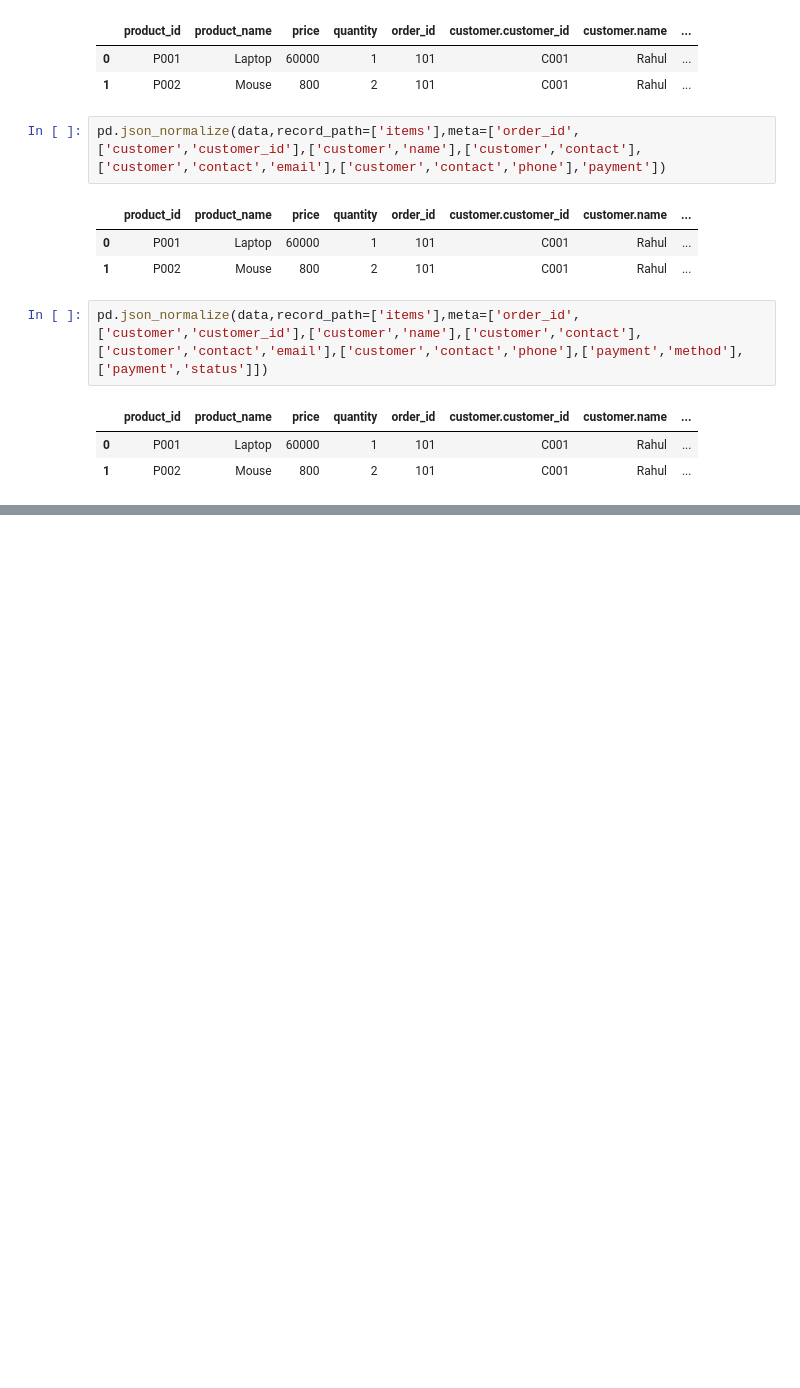
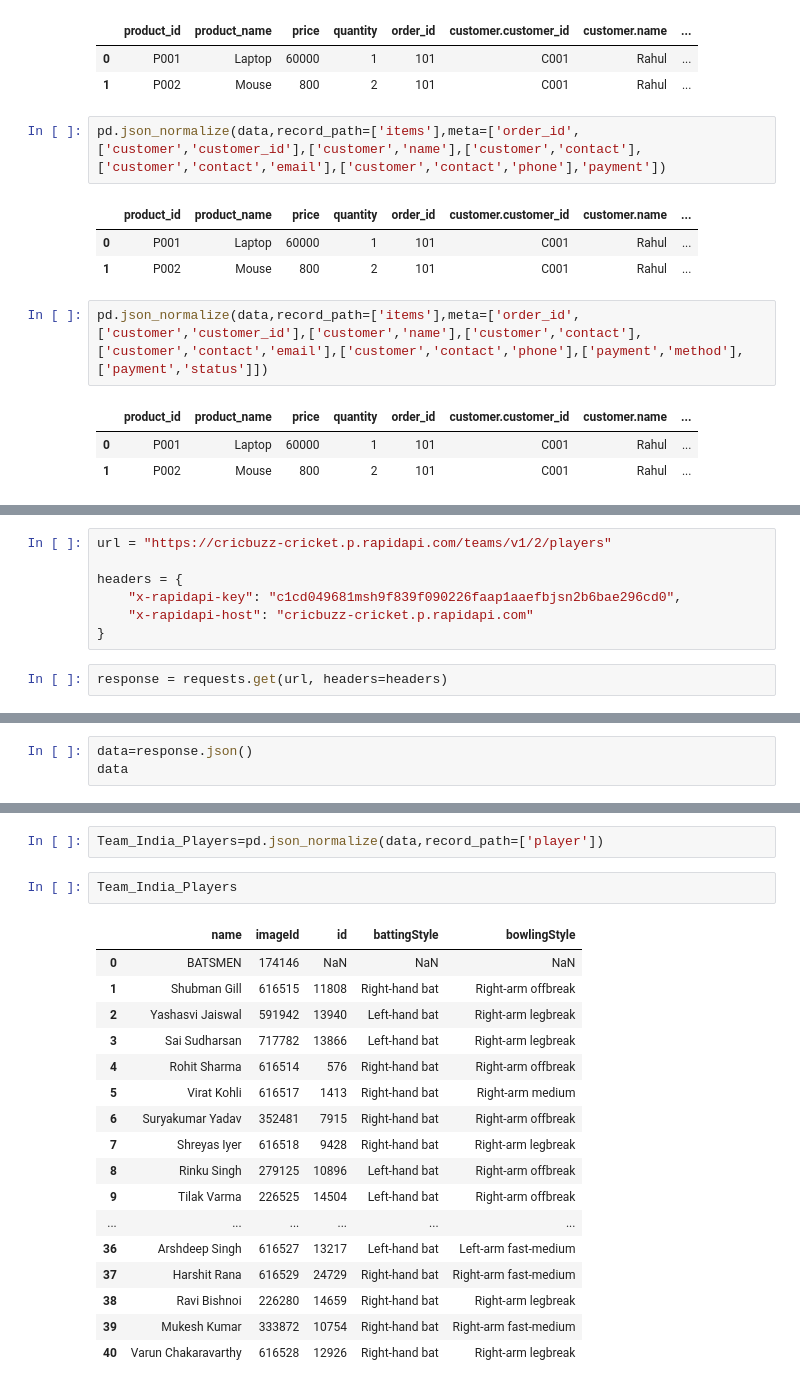
Before and after one commit to Masireddyvamshi/Machine-Learning-Notes, a Jupyter notebook: Data_collection_handling_different_formats_of_data.ipynb, the cells around one changed output, grey strips where cells are left out. Saved outputs shown, nothing was run; the diff lists cells and outputs as text; blank space fills up the shorter version.

```diff
--- a/Data_collection_handling_different_formats_of_data.ipynb
+++ b/Data_collection_handling_different_formats_of_data.ipynb
@@ -539,0 +702,9 @@ pd.json_normalize(data,record_path=['items'],meta=['order_id',['customer','custo
+# %%
+url = "https://cricbuzz-cricket.p.rapidapi.com/teams/v1/2/players"
+
+headers = {
+	"x-rapidapi-key": "c1cd049681msh9f839f090226faap1aaefbjsn2b6bae296cd0",
+	"x-rapidapi-host": "cricbuzz-cricket.p.rapidapi.com"
+}
+# %%
+response = requests.get(url, headers=headers)
@@ -539,0 +715,3 @@ pd.json_normalize(data,record_path=['items'],meta=['order_id',['customer','custo
+# %%
+data=response.json()
+data
@@ -539,0 +736,22 @@ pd.json_normalize(data,record_path=['items'],meta=['order_id',['customer','custo
+# %%
+Team_India_Players=pd.json_normalize(data,record_path=['player'])
+# %%
+Team_India_Players
+# %% [output]
+|  | name | imageId | id | battingStyle | bowlingStyle |
+| 0 | BATSMEN | 174146 | NaN | NaN | NaN |
+| 1 | Shubman Gill | 616515 | 11808 | Right-hand bat | Right-arm offbreak |
+| 2 | Yashasvi Jaiswal | 591942 | 13940 | Left-hand bat | Right-arm legbreak |
+| 3 | Sai Sudharsan | 717782 | 13866 | Left-hand bat | Right-arm legbreak |
+| 4 | Rohit Sharma | 616514 | 576 | Right-hand bat | Right-arm offbreak |
+| 5 | Virat Kohli | 616517 | 1413 | Right-hand bat | Right-arm medium |
+| 6 | Suryakumar Yadav | 352481 | 7915 | Right-hand bat | Right-arm offbreak |
+| 7 | Shreyas Iyer | 616518 | 9428 | Right-hand bat | Right-arm legbreak |
+| 8 | Rinku Singh | 279125 | 10896 | Left-hand bat | Right-arm offbreak |
+| 9 | Tilak Varma | 226525 | 14504 | Left-hand bat | Right-arm offbreak |
+| ... | ... | ... | ... | ... | ... |
+| 36 | Arshdeep Singh | 616527 | 13217 | Left-hand bat | Left-arm fast-medium |
+| 37 | Harshit Rana | 616529 | 24729 | Right-hand bat | Right-arm fast-medium |
+| 38 | Ravi Bishnoi | 226280 | 14659 | Right-hand bat | Right-arm legbreak |
+| 39 | Mukesh Kumar | 333872 | 10754 | Right-hand bat | Right-arm fast-medium |
+| 40 | Varun Chakaravarthy | 616528 | 12926 | Right-hand bat | Right-arm legbreak |
```
Also changed, not shown: parts of 93 cells of this notebook.
